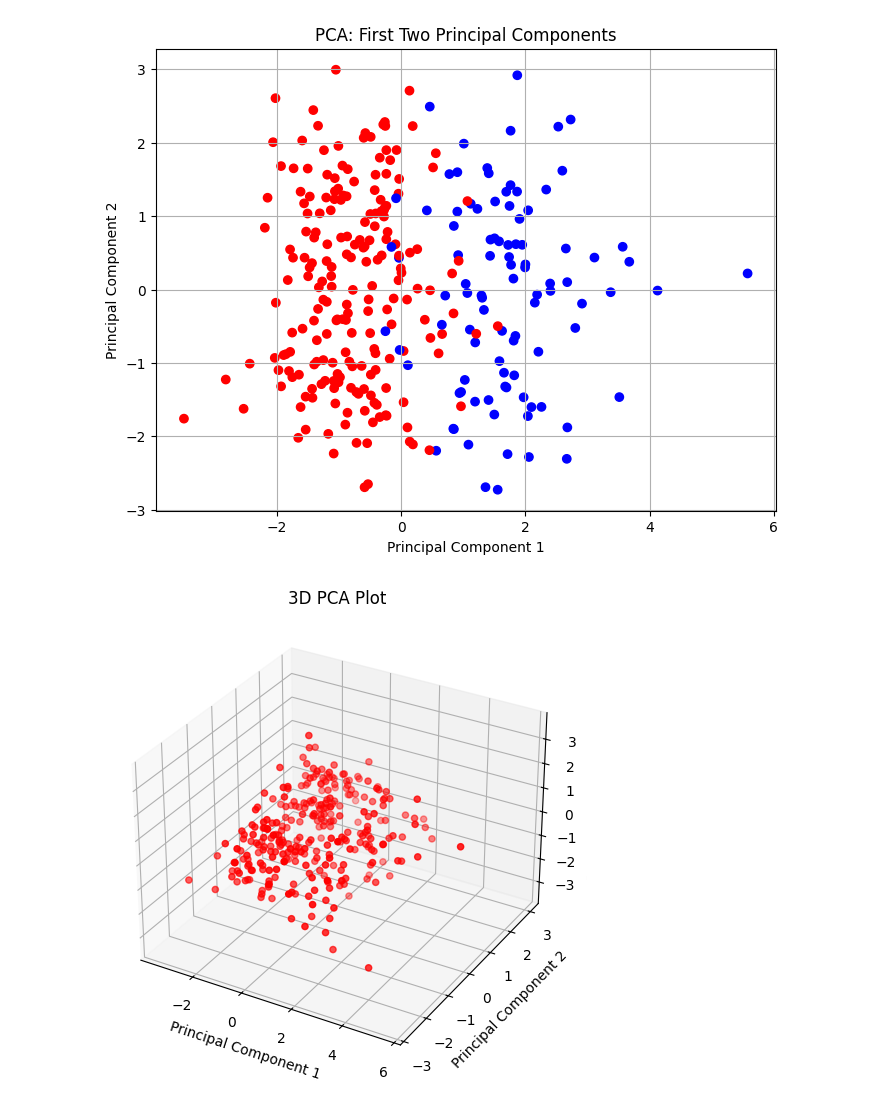
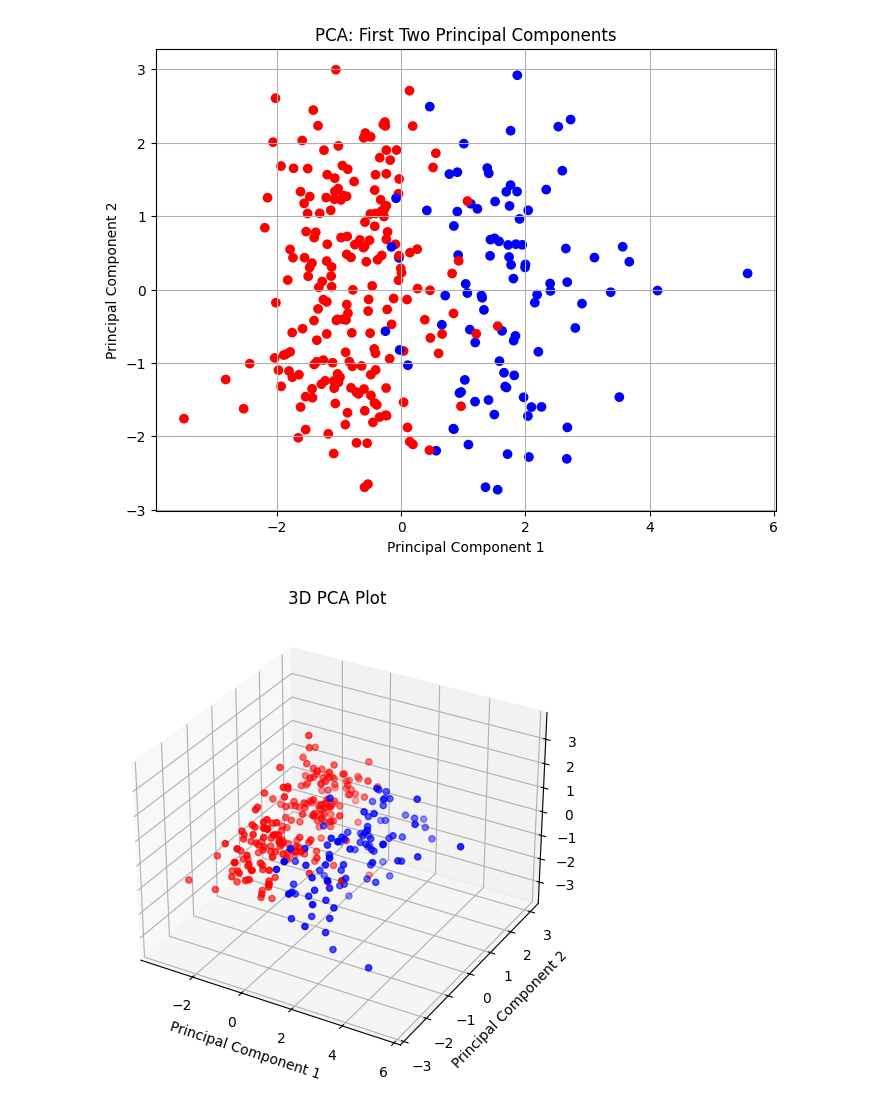
Before and after one commit to NicholasBorch/ML-02450project1, a Jupyter notebook: Data_analysis_heart_failure.ipynb, the cells around one changed output. Drawn from its saved outputs; the diff is of its cells as text; code cells hidden in the pictures.

```diff
--- a/Data_analysis_heart_failure.ipynb
+++ b/Data_analysis_heart_failure.ipynb
@@ -77,25 +77,25 @@ plt.show()
 # %%
 # Plotting 3D
 fig = plt.figure(figsize=(8, 6))
 ax = fig.add_subplot(111, projection='3d')
 
 # Extracting the values for each component
 x_values = principalDf['principal component 1']
 y_values = principalDf['principal component 2']
 z_values = principalDf['principal component 3']
 
 # Plotting
-ax.scatter(x_values, y_values, z_values, c='r', marker='o')
+ax.scatter(x_values, y_values, z_values, c= colors, marker='o')
 
 # Adding labels for each axis
 ax.set_xlabel('Principal Component 1')
 ax.set_ylabel('Principal Component 2')
 ax.set_zlabel('Principal Component 3')
 
 # Title
 ax.set_title('3D PCA Plot')
 
 # Show plot
 plt.show()
 # %% [output]
-[figure, old version]
+[figure, new version]
```
Also changed, not shown: 1 other file.
